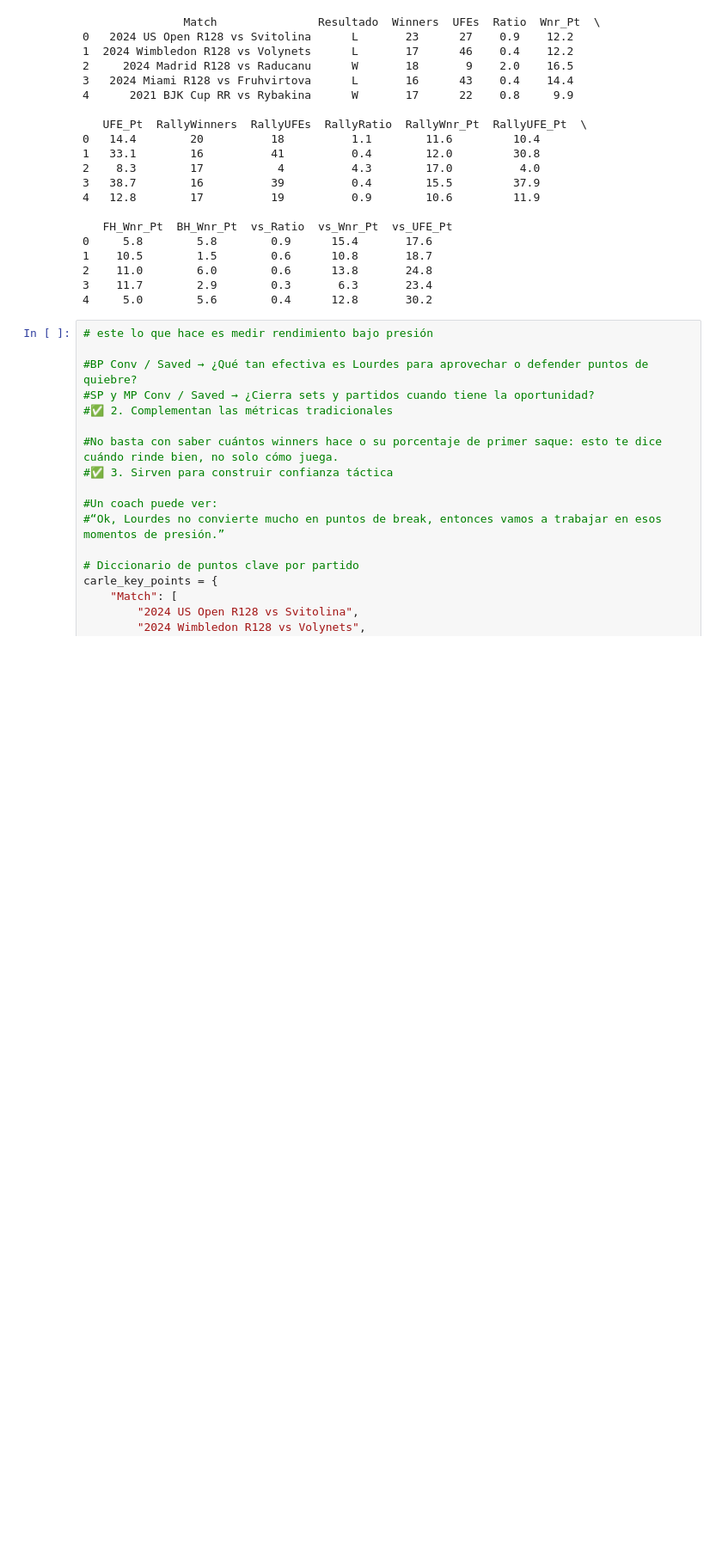
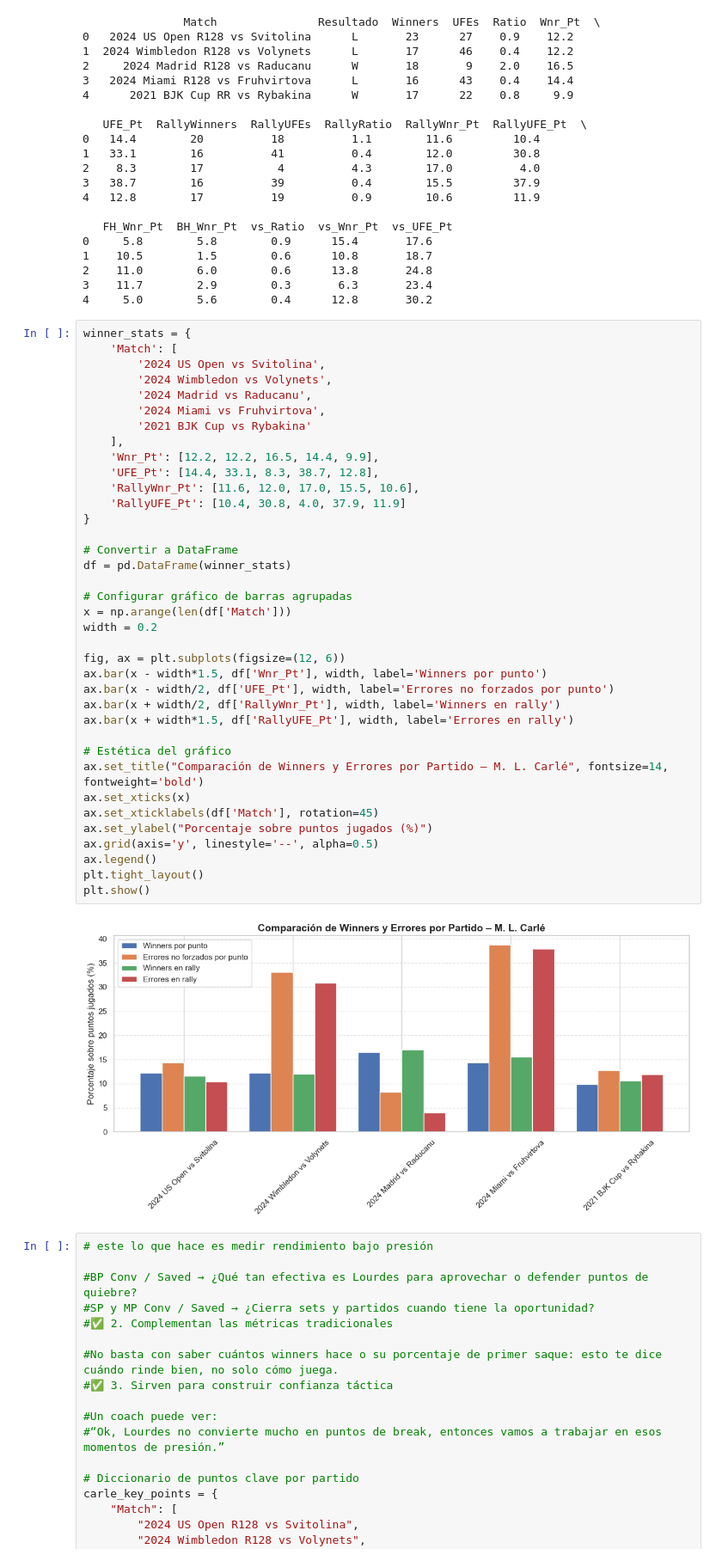
Before and after one commit to roreravi/kevin, a Jupyter notebook: tennis/carle.ipynb, the cells around one changed output. Shown at 86% size. Cells and saved outputs as stored; diff of their text form; blank space fills up the shorter version.

```diff
--- a/tennis/carle.ipynb
+++ b/tennis/carle.ipynb
@@ -492,6 +582,45 @@ print(df)
 2    11.0        6.0        0.6      13.8       24.8
 3    11.7        2.9        0.3       6.3       23.4
 4     5.0        5.6        0.4      12.8       30.2
+# %%
+winner_stats = {
+    'Match': [
+        '2024 US Open vs Svitolina',
+        '2024 Wimbledon vs Volynets',
+        '2024 Madrid vs Raducanu',
+        '2024 Miami vs Fruhvirtova',
+        '2021 BJK Cup vs Rybakina'
+    ],
+    'Wnr_Pt': [12.2, 12.2, 16.5, 14.4, 9.9],
+    'UFE_Pt': [14.4, 33.1, 8.3, 38.7, 12.8],
+    'RallyWnr_Pt': [11.6, 12.0, 17.0, 15.5, 10.6],
+    'RallyUFE_Pt': [10.4, 30.8, 4.0, 37.9, 11.9]
+}
+
+# Convertir a DataFrame
+df = pd.DataFrame(winner_stats)
+
+# Configurar gráfico de barras agrupadas
+x = np.arange(len(df['Match']))
+width = 0.2
+
+fig, ax = plt.subplots(figsize=(12, 6))
+ax.bar(x - width*1.5, df['Wnr_Pt'], width, label='Winners por punto')
+ax.bar(x - width/2, df['UFE_Pt'], width, label='Errores no forzados por punto')
+ax.bar(x + width/2, df['RallyWnr_Pt'], width, label='Winners en rally')
+ax.bar(x + width*1.5, df['RallyUFE_Pt'], width, label='Errores en rally')
+
+# Estética del gráfico
+ax.set_title("Comparación de Winners y Errores por Partido – M. L. Carlé", fontsize=14, fontweight='bold')
+ax.set_xticks(x)
+ax.set_xticklabels(df['Match'], rotation=45)
+ax.set_ylabel("Porcentaje sobre puntos jugados (%)")
+ax.grid(axis='y', linestyle='--', alpha=0.5)
+ax.legend()
+plt.tight_layout()
+plt.show()
+# %% [output]
+[figure, added]
 # %%
 # este lo que hace es medir rendimiento bajo presión
 
```
Also changed, not shown: parts of 15 cells of this notebook.
